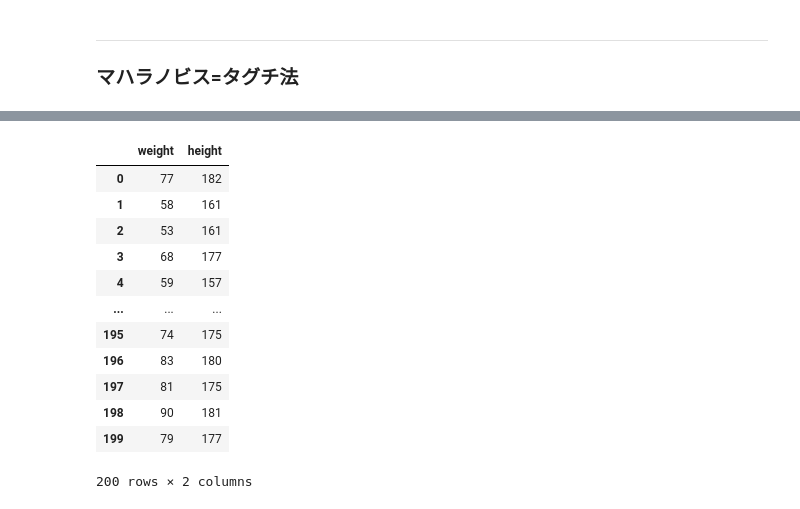
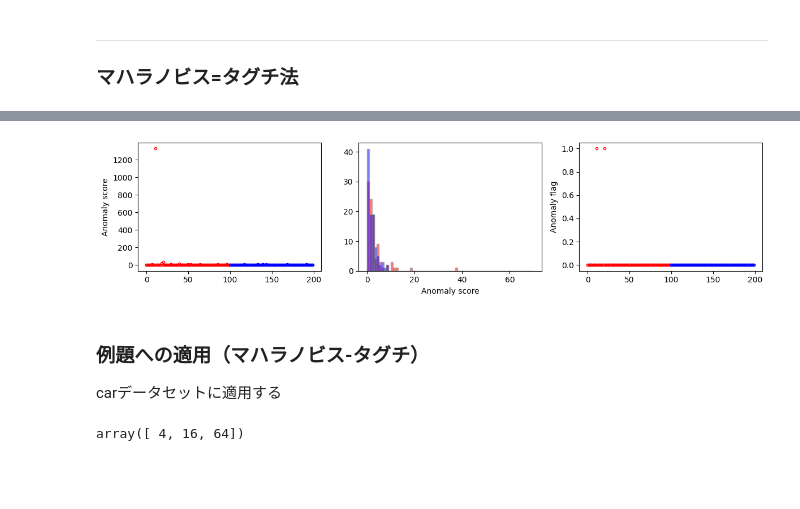
Before and after one commit to YK0729/AnomalyDetection, a Jupyter notebook: notebooks/Hotelling_multidimension.ipynb, the cells around one changed output, grey strips where cells are left out. Cells and saved outputs as stored; diff of their text form; code cells hidden in the pictures; blank space fills up the shorter version.

```diff
--- a/notebooks/Hotelling_multidimension.ipynb
+++ b/notebooks/Hotelling_multidimension.ipynb
@@ -84,19 +201,43 @@ $$ a(\mathbfit{x'}) \sim \chi^2(M, 1) \quad (N \gg M)$$
 # %%
-#Davis
-current_path = os.getcwd()
-df_davis = pd.read_csv(os.path.join(os.path.dirname(current_path), "dataset", "Davis.csv"))
-df_davis
+#変数の定義
+x = df_davis.values
+x_train, x_test = x[100:], x[:100]
+
+#異常検知
+cls = HotellingT2MD() #閾値：上位1%に設定
+cls.fit(x_train)
+anomaly_score_test = cls.get_anomaly_score(x_test)
+anomaly_score_train = cls.anomaly_score_train
+anomaly_train_flag, anomaly_test_flag = cls.anomaly_judgement(anomaly_score_train, dist="chi_square_adjusted", a_threshold=.05), \
+                                        cls.anomaly_judgement(anomaly_score_test, dist="chi_square_adjusted", a_threshold=.05)
-# %% [output]
-|  | weight | height |
-| 0 | 77 | 182 |
-| 1 | 58 | 161 |
-| 2 | 53 | 161 |
-| 3 | 68 | 177 |
-| 4 | 59 | 157 |
-| ... | ... | ... |
-| 195 | 74 | 175 |
-| 196 | 83 | 180 |
-| 197 | 81 | 175 |
-| 198 | 90 | 181 |
-| 199 | 79 | 177 |
-200 rows × 2 columns
+# %%
+#結果の描画
+fig, ax = plt.subplots(1, 3, figsize=(12, 3))
+ax[0].plot(np.arange(len(anomaly_score_test)), anomaly_score_test, ls="",
+         marker="o", markerfacecolor="none", markeredgecolor="red", markersize=3)
+ax[0].plot(np.arange(len(anomaly_score_test), len(anomaly_score_test)*2), anomaly_score_train, ls="",
+         marker="o", markerfacecolor="none", markeredgecolor="blue", markersize=3)
+ax[0].set_ylabel("Anomaly score")
+
+ax[1].hist(anomaly_score_test, facecolor="red", edgecolor="gray", range=(0, 70), bins=70, alpha=0.5)
+ax[1].hist(anomaly_score_train, facecolor="blue", edgecolor="gray", range=(0, 70), bins=70, alpha=0.5)
+ax[1].set_xlabel("Anomaly score")
+
+ax[2].plot(np.arange(len(anomaly_score_test)), anomaly_test_flag, ls="",
+         marker="o", markerfacecolor="none", markeredgecolor="red", markersize=3)
+ax[2].plot(np.arange(len(anomaly_score_test), len(anomaly_score_test)*2), anomaly_train_flag, ls="",
+         marker="o", markerfacecolor="none", markeredgecolor="blue", markersize=3)
+ax[2].set_ylabel("Anomaly flag")
+
+plt.tight_layout()
+plt.show()
+plt.close()
+# %% [output]
+[figure, added]
+# %% [markdown]
+### 例題への適用（マハラノビス-タグチ）
+carデータセットに適用する
+# %%
+np.array([2, 4, 8])**2
+# %% [output]
+array([ 4, 16, 64])
```
Also changed, not shown: parts of 8 cells of this notebook, 6 other files.
